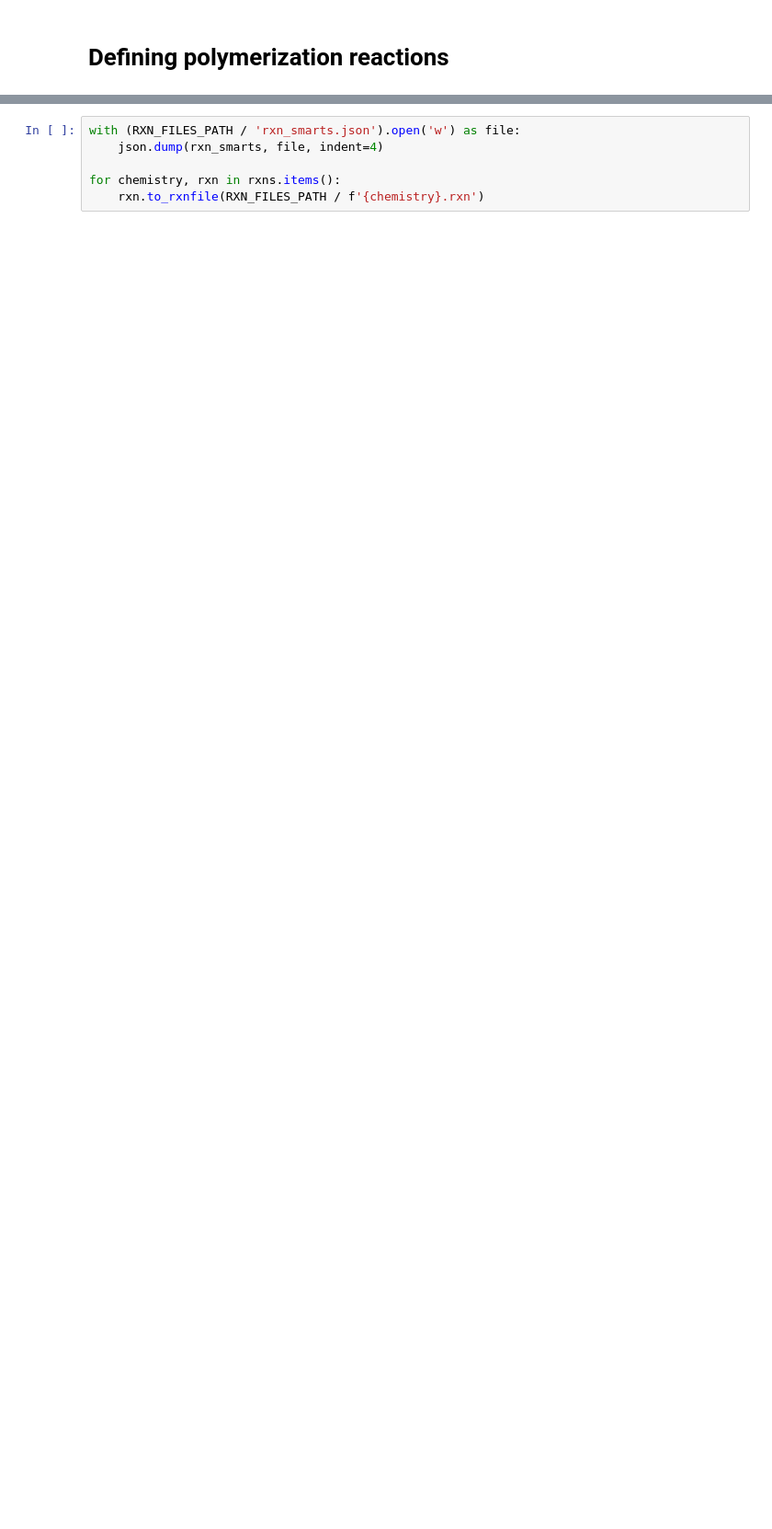
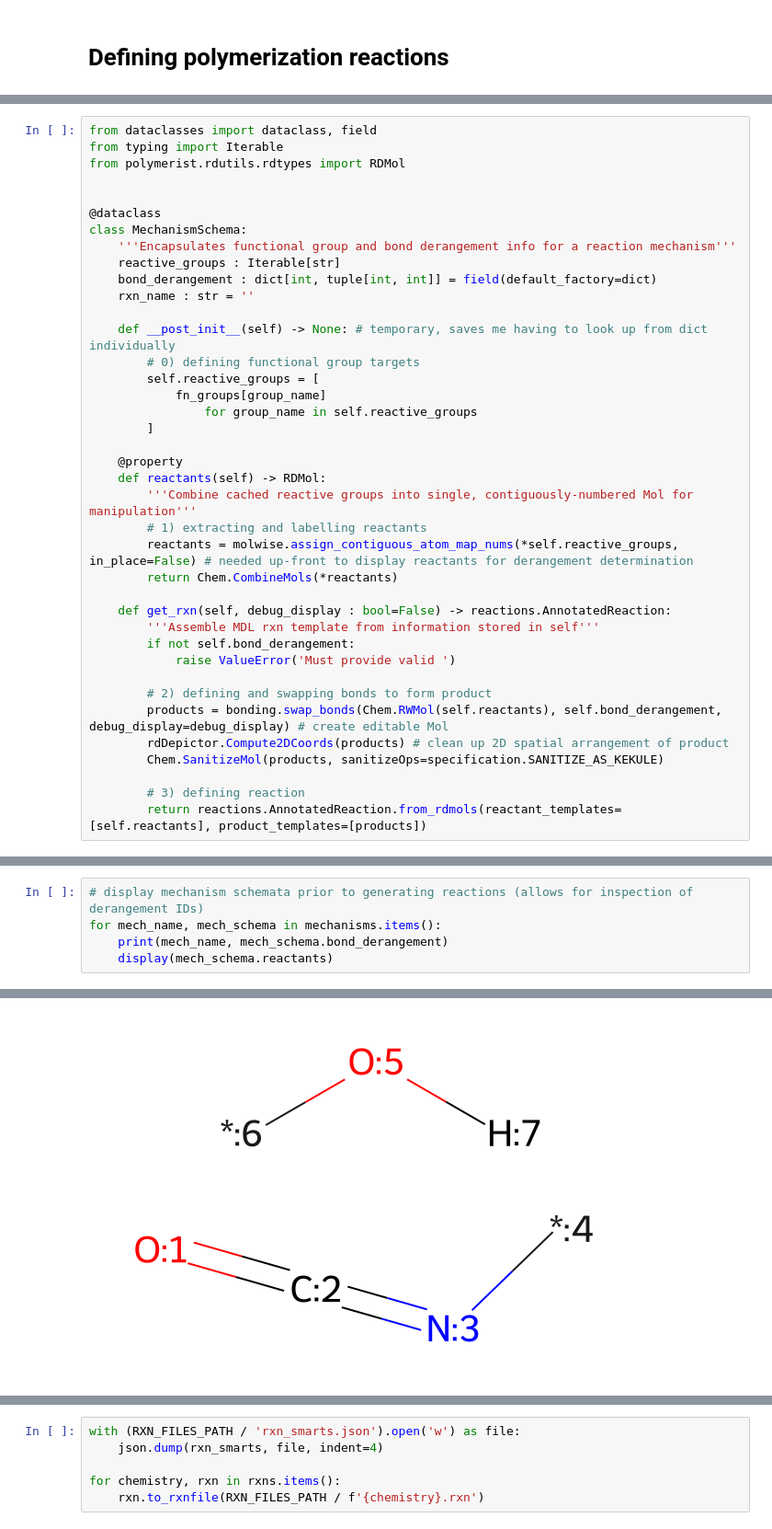
Before and after one commit to timbernat/NREL_polymers, a Jupyter notebook: reaction_def.ipynb, the cells around one changed output, grey strips where cells are left out. Shown: that part at 92% size. Saved outputs shown, nothing was run; the diff lists cells and outputs as text; blank space fills up the shorter version.

```diff
--- a/reaction_def.ipynb
+++ b/reaction_def.ipynb
@@ -160,0 +120,39 @@ rxn_smarts[chemistry] = rdChemReactions.ReactionToSmarts(rxn)
+# %%
+from dataclasses import dataclass, field
+from typing import Iterable
+from polymerist.rdutils.rdtypes import RDMol
+
+
+@dataclass
+class MechanismSchema:
+    '''Encapsulates functional group and bond derangement info for a reaction mechanism'''
+    reactive_groups : Iterable[str]
+    bond_derangement : dict[int, tuple[int, int]] = field(default_factory=dict)
+    rxn_name : str = ''
+
+    def __post_init__(self) -> None: # temporary, saves me having to look up from dict individually
+        # 0) defining functional group targets
+        self.reactive_groups = [
+            fn_groups[group_name]
+                for group_name in self.reactive_groups
+        ]
+
+    @property
+    def reactants(self) -> RDMol:
+        '''Combine cached reactive groups into single, contiguously-numbered Mol for manipulation'''
+        # 1) extracting and labelling reactants
+        reactants = molwise.assign_contiguous_atom_map_nums(*self.reactive_groups, in_place=False) # needed up-front to display reactants for derangement determination
+        return Chem.CombineMols(*reactants)
+
+    def get_rxn(self, debug_display : bool=False) -> reactions.AnnotatedReaction:
+        '''Assemble MDL rxn template from information stored in self'''
+        if not self.bond_derangement:
+            raise ValueError('Must provide valid ')
+
+        # 2) defining and swapping bonds to form product
+        products = bonding.swap_bonds(Chem.RWMol(self.reactants), self.bond_derangement, debug_display=debug_display) # create editable Mol
+        rdDepictor.Compute2DCoords(products) # clean up 2D spatial arrangement of product
+        Chem.SanitizeMol(products, sanitizeOps=specification.SANITIZE_AS_KEKULE)
+
+        # 3) defining reaction
+        return reactions.AnnotatedReaction.from_rdmols(reactant_templates=[self.reactants], product_templates=[products])
@@ -160,0 +216,6 @@ rxn_smarts[chemistry] = rdChemReactions.ReactionToSmarts(rxn)
+# %%
+# display mechanism schemata prior to generating reactions (allows for inspection of derangement IDs)
+for mech_name, mech_schema in mechanisms.items():
+    print(mech_name, mech_schema.bond_derangement)
+    display(mech_schema.reactants)
+# %% [output]
@@ -160,0 +223 @@ rxn_smarts[chemistry] = rdChemReactions.ReactionToSmarts(rxn)
+[figure, added]
```
Also changed, not shown: parts of 14 cells of this notebook.
